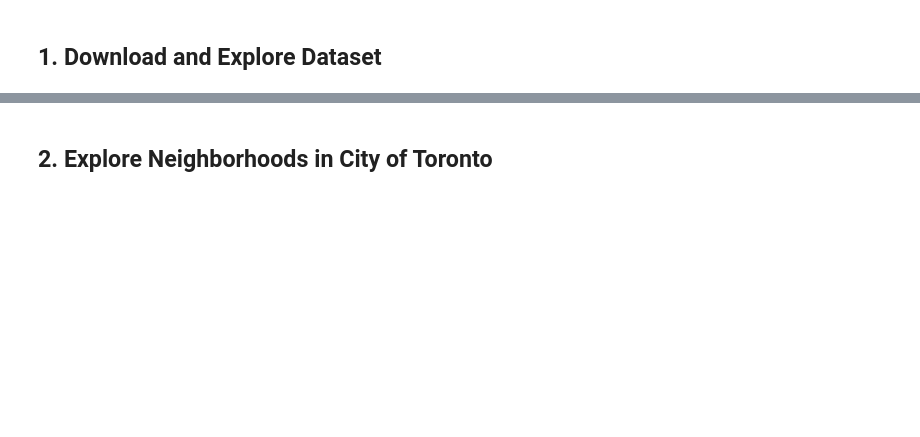
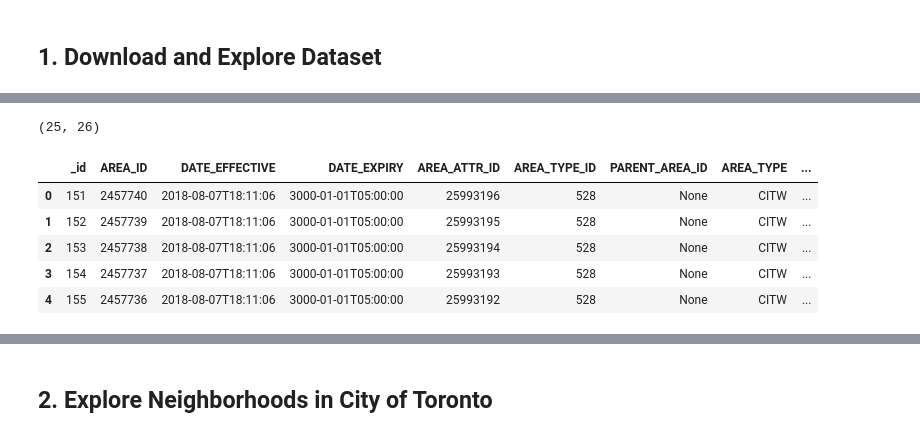
Before and after one commit to jerry-qm/capstone, a Jupyter notebook: Week-3.ipynb, the cells around one changed output, grey strips where cells are left out. Saved outputs shown, nothing was run; the diff lists cells and outputs as text; code cells hidden in the pictures; blank space fills up the shorter version.

```diff
--- a/Week-3.ipynb
+++ b/Week-3.ipynb
@@ -56,0 +103,11 @@ ModuleNotFoundError: No module named 'geopandas'
+# %%
+print(gdf_wards.shape)
+gdf_wards.head()
+# %% [output]
+(25, 26)
+|  | _id | AREA_ID | DATE_EFFECTIVE | DATE_EXPIRY | AREA_ATTR_ID | AREA_TYPE_ID | PARENT_AREA_ID | AREA_TYPE | ... |
+| 0 | 151 | 2457740 | 2018-08-07T18:11:06 | 3000-01-01T05:00:00 | 25993196 | 528 | None | CITW | ... |
+| 1 | 152 | 2457739 | 2018-08-07T18:11:06 | 3000-01-01T05:00:00 | 25993195 | 528 | None | CITW | ... |
+| 2 | 153 | 2457738 | 2018-08-07T18:11:06 | 3000-01-01T05:00:00 | 25993194 | 528 | None | CITW | ... |
+| 3 | 154 | 2457737 | 2018-08-07T18:11:06 | 3000-01-01T05:00:00 | 25993193 | 528 | None | CITW | ... |
+| 4 | 155 | 2457736 | 2018-08-07T18:11:06 | 3000-01-01T05:00:00 | 25993192 | 528 | None | CITW | ... |
```
Also changed, not shown: parts of 28 cells of this notebook, 53 other files.
